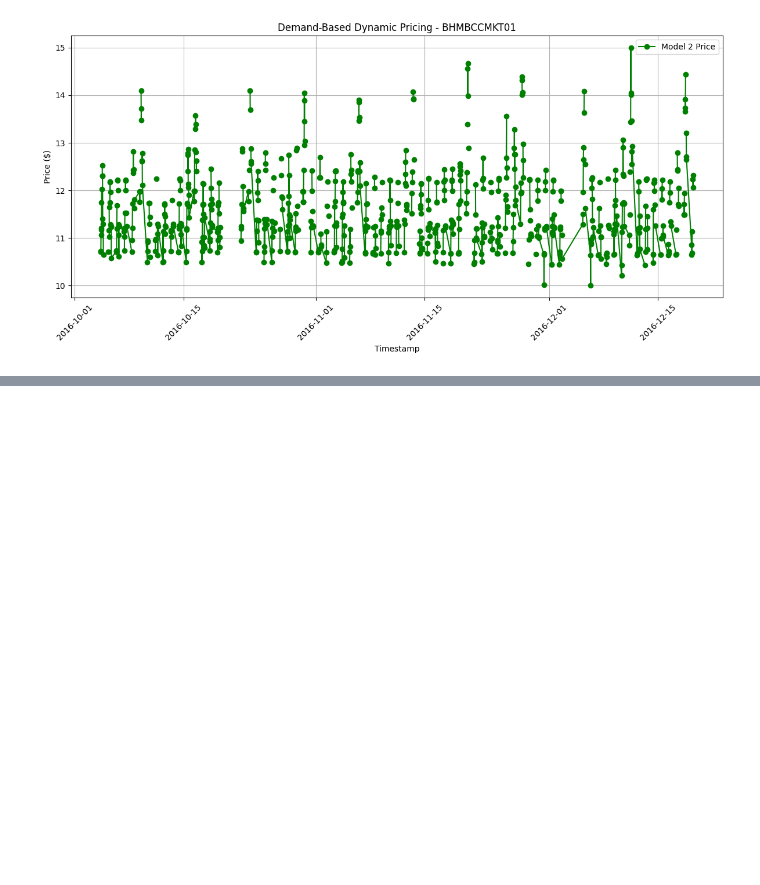
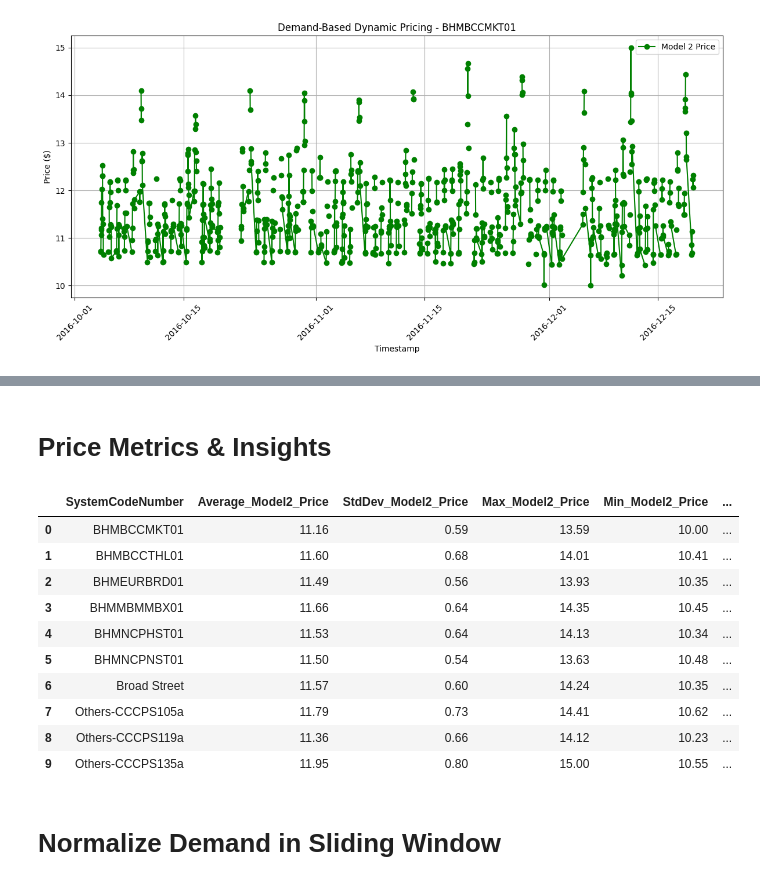
Before and after one commit to Bindu32/dynamic-pricing-parking, a Jupyter notebook: Capstone_Project.ipynb, the cells around one changed output, grey strips where cells are left out. Drawn from its saved outputs; the diff is of its cells as text; code cells hidden in the pictures; blank space fills up the shorter version.

```diff
--- a/Capstone_Project.ipynb
+++ b/Capstone_Project.ipynb
@@ -220,0 +476,37 @@ plt.show()
+# %% [markdown]
+# Price Metrics & Insights
+# %%
+import pandas as pd
+
+# Load final file
+df = pd.read_csv("parking_stream_final.csv")
+
+# Group by lot and calculate stats
+metrics = df.groupby("SystemCodeNumber")[["Price", "CompAdjustedPrice"]].agg(
+    Average_Model2_Price=("Price", "mean"),
+    StdDev_Model2_Price=("Price", "std"),
+    Max_Model2_Price=("Price", "max"),
+    Min_Model2_Price=("Price", "min"),
+    Average_Model3_Price=("CompAdjustedPrice", "mean"),
+    StdDev_Model3_Price=("CompAdjustedPrice", "std"),
+    Max_Model3_Price=("CompAdjustedPrice", "max"),
+    Min_Model3_Price=("CompAdjustedPrice", "min")
+).round(2)
+
+
+metrics.reset_index(inplace=True)
+metrics.head(10)  # View first few
+# %% [output]
+|  | SystemCodeNumber | Average_Model2_Price | StdDev_Model2_Price | Max_Model2_Price | Min_Model2_Price | ... |
+| 0 | BHMBCCMKT01 | 11.16 | 0.59 | 13.59 | 10.00 | ... |
+| 1 | BHMBCCTHL01 | 11.60 | 0.68 | 14.01 | 10.41 | ... |
+| 2 | BHMEURBRD01 | 11.49 | 0.56 | 13.93 | 10.35 | ... |
+| 3 | BHMMBMMBX01 | 11.66 | 0.64 | 14.35 | 10.45 | ... |
+| 4 | BHMNCPHST01 | 11.53 | 0.64 | 14.13 | 10.34 | ... |
+| 5 | BHMNCPNST01 | 11.50 | 0.54 | 13.63 | 10.48 | ... |
+| 6 | Broad Street | 11.57 | 0.60 | 14.24 | 10.35 | ... |
+| 7 | Others-CCCPS105a | 11.79 | 0.73 | 14.41 | 10.62 | ... |
+| 8 | Others-CCCPS119a | 11.36 | 0.66 | 14.12 | 10.23 | ... |
+| 9 | Others-CCCPS135a | 11.95 | 0.80 | 15.00 | 10.55 | ... |
+# %% [markdown]
+# Normalize Demand in Sliding Window
```
Also changed, not shown: parts of 27 cells of this notebook.
